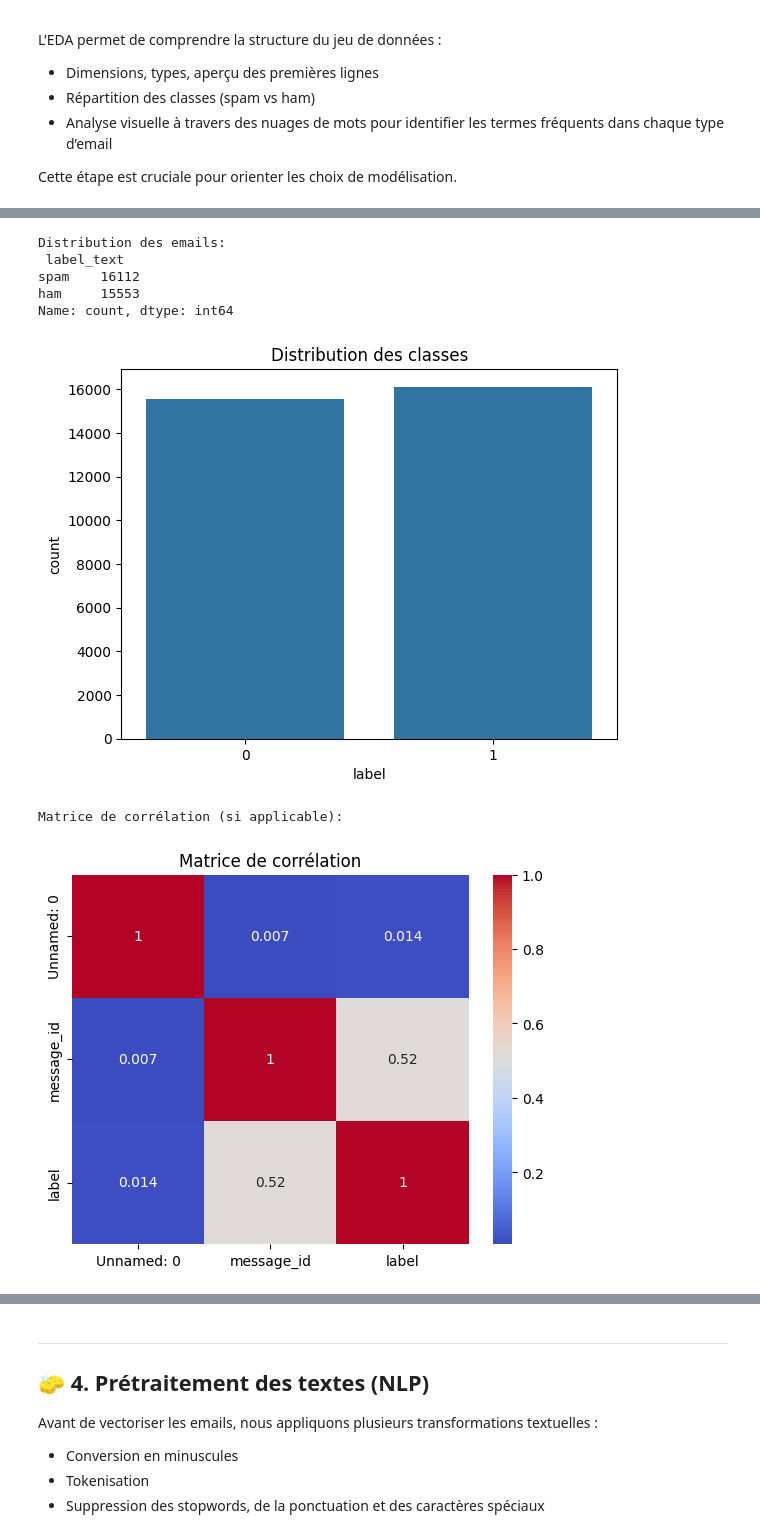
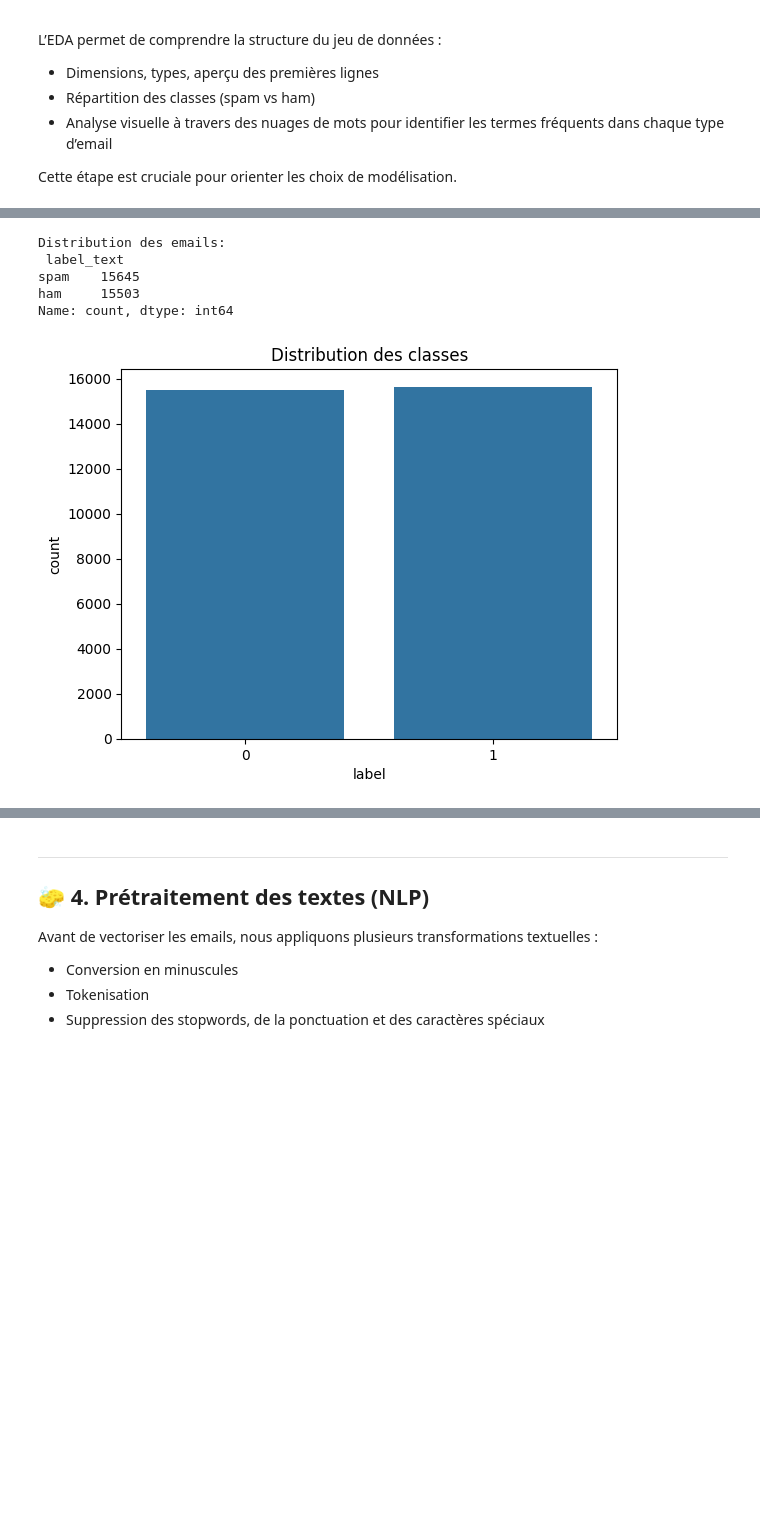
Before and after one commit to Ilhamelgharbi/email-spam-detector-nlp-ml, a Jupyter notebook: email_filter.ipynb, the cells around one changed output, grey strips where cells are left out. Saved outputs shown, nothing was run; the diff lists cells and outputs as text; code cells hidden in the pictures; blank space fills up the shorter version.

```diff
--- a/email_filter.ipynb
+++ b/email_filter.ipynb
@@ -61,17 +44,15 @@ Cela permet de garantir la qualité des données avant toute analyse ou modélis
 # ===============================
 # 2. 📥 Chargement & Nettoyage des données
 # ===============================
-# Chargement du jeu de données
-df = pd.read_csv("data/DataSet_Emails.csv")
-# Affichage de la forme initiale
-print("Forme initiale:", df.shape)
-# Suppression des doublons
-print("Nombre de doublons:", df.duplicated().sum())
+df = pd.read_csv("../data/DataSet_Emails.csv")
+# delete duplicated lines
+
+print("Initial shape of the dataset:", df.shape)
+print("nb de lighne dup", df.duplicated().sum())
 df.drop_duplicates(inplace=True)
-# Suppression des valeurs manquantes
-print("Valeurs manquantes par colonne:\n", df.isnull().sum())
-df.dropna(subset=["text"], inplace=True)
-# Suppression des lignes où le texte est vide
-df = df[df["text"].str.strip() != ""]
-print("Forme après nettoyage:", df.shape)
+# Drop rows with NaN
+nb= df.shape[0]
+print("le nb du nan", df.isnull().sum().sum())
+df.dropna(inplace=True)
+print("lignes supprimer :", nb-df.shape[0])
 # %% [output]
@@ -144,28 +91,17 @@ dtype: object
 # %%
-# Distribution des classes
 nb= df['label_text'].value_counts()
 print("Distribution des emails:\n", nb)
 # distribution des classes
 sns.countplot(x='label', data=df)
 plt.title("Distribution des classes")
 plt.show()
-
-# Matrice de corrélation (si applicable)
-print("Matrice de corrélation (si applicable):")
-if df.select_dtypes(include=[np.number]).shape[1] > 1:
-    corr = df.select_dtypes(include=[np.number]).corr()
-    sns.heatmap(corr, annot=True, cmap='coolwarm')
-    plt.title("Matrice de corrélation")
-    plt.show()
 # %% [output]
 Distribution des emails:
  label_text
-spam    16112
-ham     15553
+spam    15645
+ham     15503
 Name: count, dtype: int64
-[figure, old version]
+[figure, new version]
-Matrice de corrélation (si applicable):
-[figure, removed]
 # %%
 
 # ===============================
```
Also changed, not shown: parts of 13 cells of this notebook.
